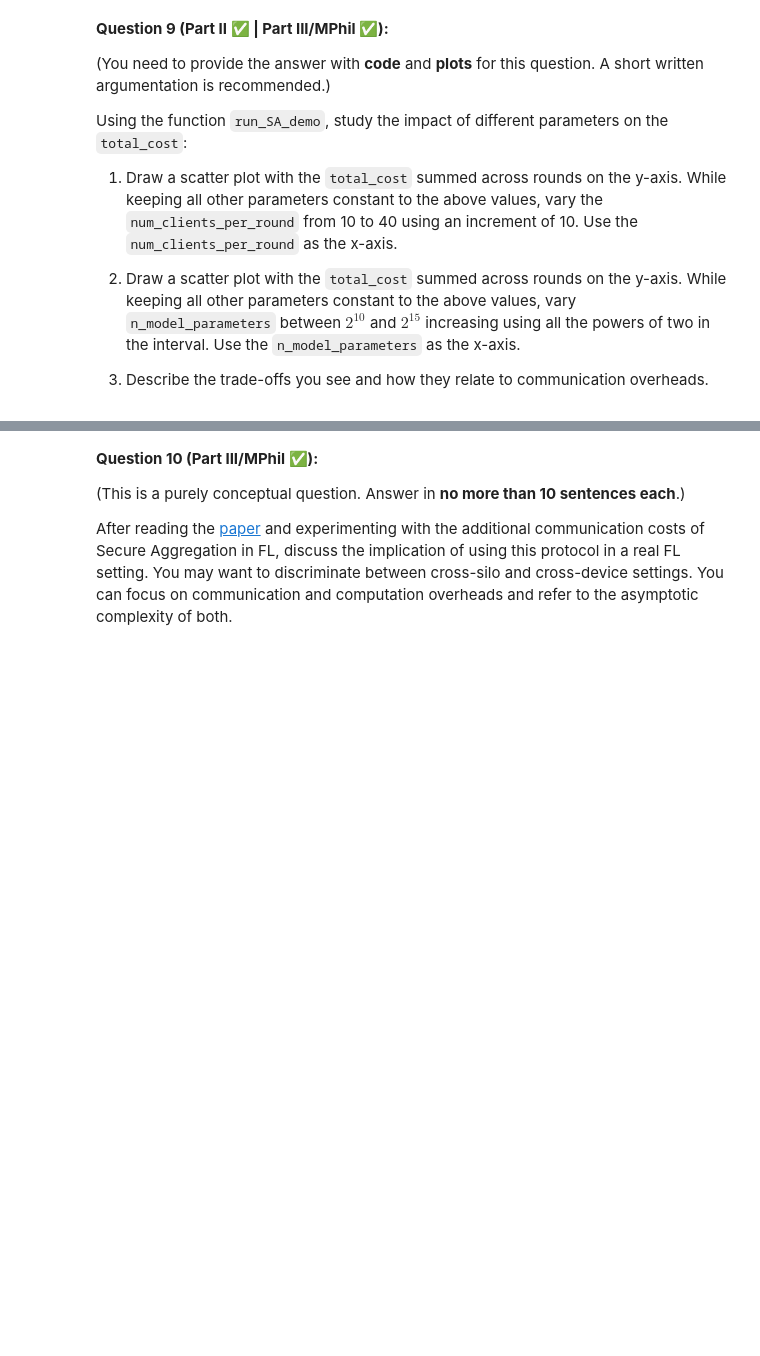
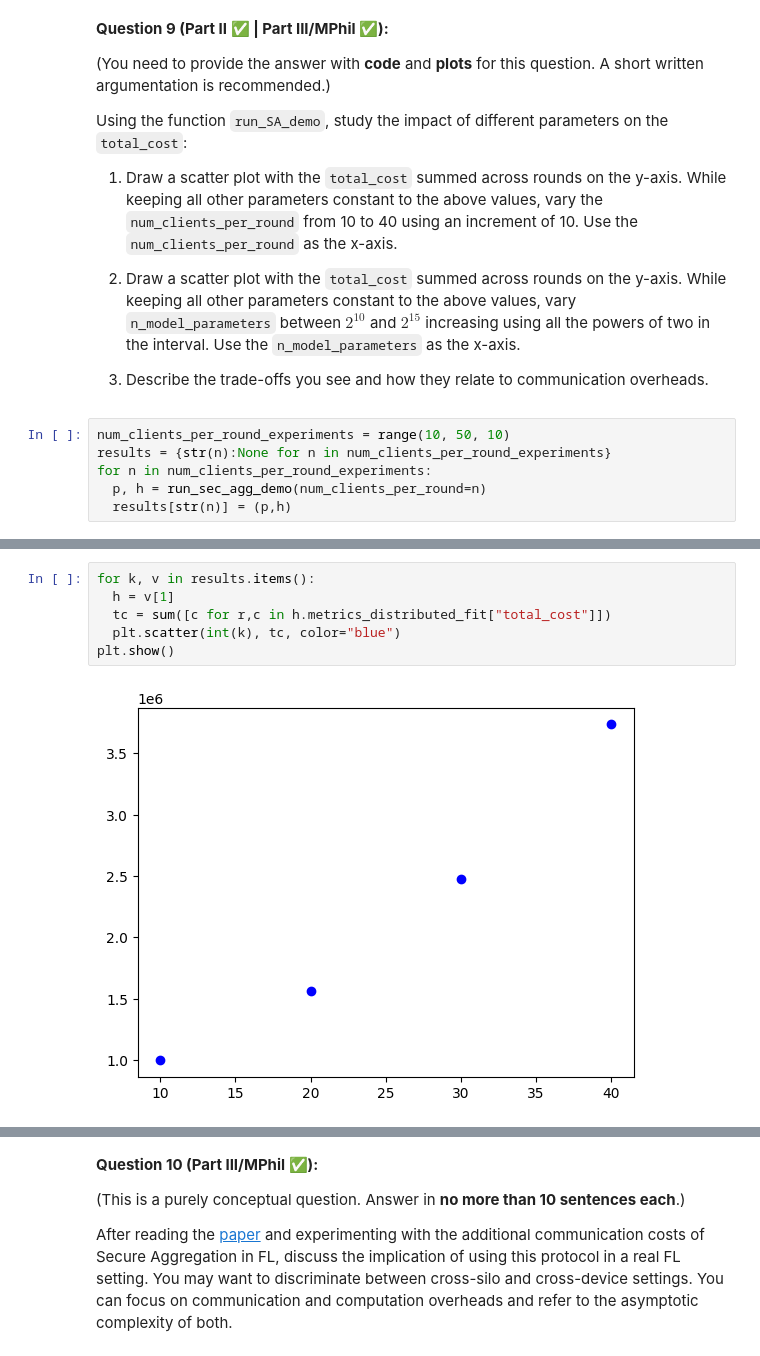
Before and after one commit to satnavpt/L361-Federated-Learning, a Jupyter notebook: L361_Lab_4_Privacy_And_Security_Part_2.ipynb, the cells around one changed output, grey strips where cells are left out. Cells and saved outputs as stored; diff of their text form; blank space fills up the shorter version.

```diff
--- a/L361_Lab_4_Privacy_And_Security_Part_2.ipynb
+++ b/L361_Lab_4_Privacy_And_Security_Part_2.ipynb
@@ -264,3 +303,9 @@ Using the function `run_SA_demo`, study the impact of different parameters on th
 2. Draw a scatter plot with the `total_cost` summed across rounds on the y-axis. While keeping all other parameters constant to the above values, vary `n_model_parameters` between $2^{10}$ and $2^{15}$ increasing using all the powers of two in the interval. Use the `n_model_parameters` as the x-axis.
 
 3. Describe the trade-offs you see and how they relate to communication overheads.
+# %%
+num_clients_per_round_experiments = range(10, 50, 10)
+results = {str(n):None for n in num_clients_per_round_experiments}
+for n in num_clients_per_round_experiments:
+  p, h = run_sec_agg_demo(num_clients_per_round=n)
+  results[str(n)] = (p,h)
@@ -266,0 +330,8 @@ Using the function `run_SA_demo`, study the impact of different parameters on th
+# %%
+for k, v in results.items():
+  h = v[1]
+  tc = sum([c for r,c in h.metrics_distributed_fit["total_cost"]])
+  plt.scatter(int(k), tc, color="blue")
+plt.show()
+# %% [output]
+[figure, added]
```
Also changed, not shown: parts of 10 cells of this notebook.
